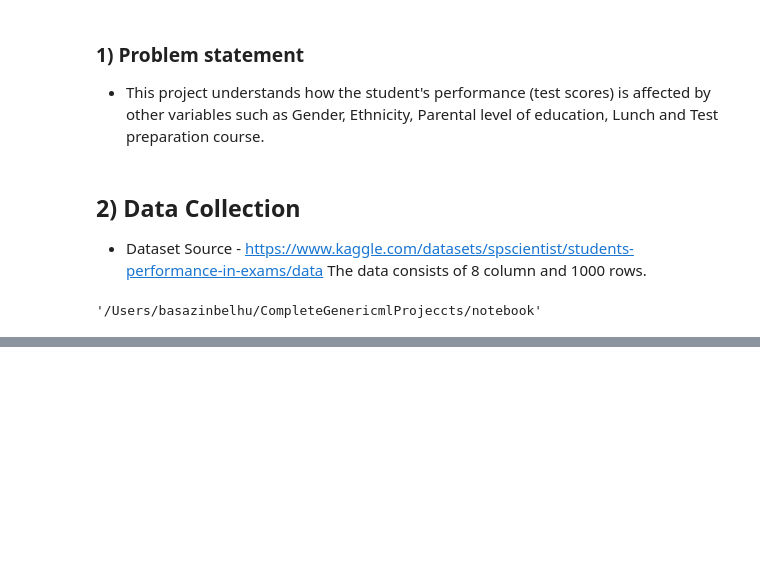
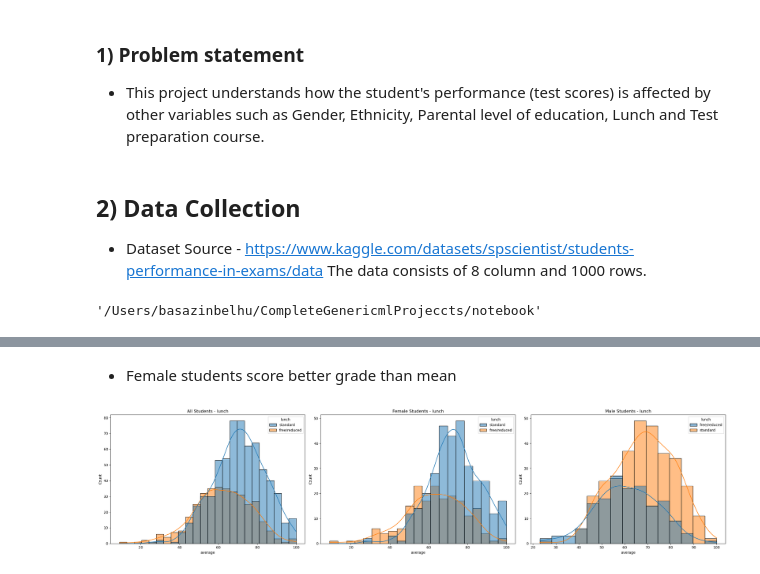
Before and after one commit to Basie12/Student_Performance_Azure_MLOPS, a Jupyter notebook: notebook/Notebook1.ipynb, the cells around one changed output, grey strips where cells are left out. Cells and saved outputs as stored; diff of their text form; code cells hidden in the pictures; blank space fills up the shorter version.

```diff
--- a/notebook/Notebook1.ipynb
+++ b/notebook/Notebook1.ipynb
@@ -122,0 +318,6 @@ math_full = df[df['math']]
+# %% [markdown]
+* Female students score better grade than mean
+# %%
+viz.hist_by_group(x='average', hue='lunch', gender_split=True)
+# %% [output]
+[figure, added]
```
Also changed, not shown: parts of 46 cells of this notebook, 1 other file.
